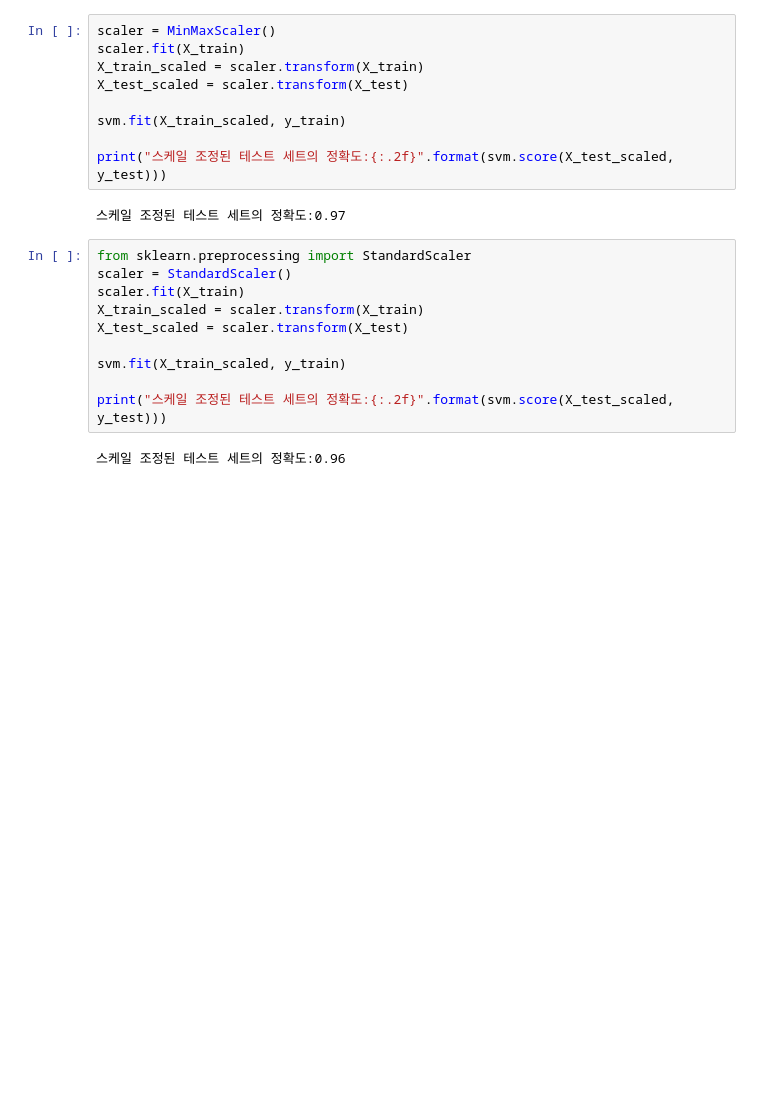
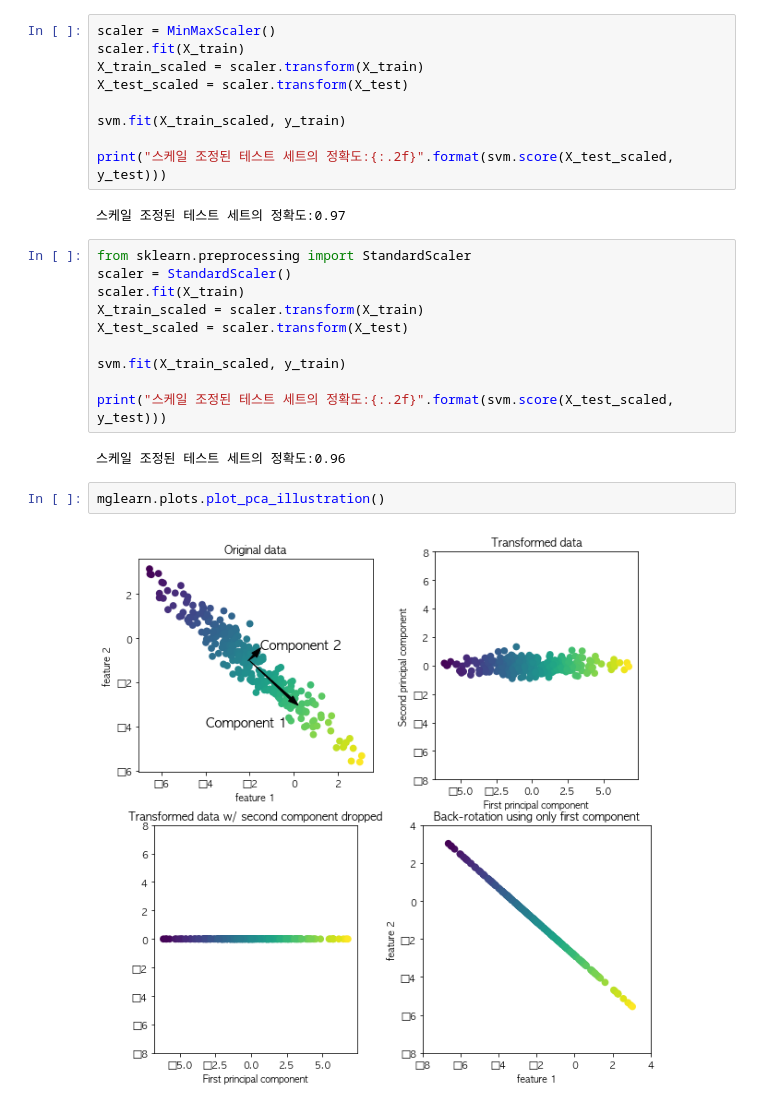
Before and after one commit to parksunwoo/ML_with_Python, a Jupyter notebook: 03_unsupervised_transformation.ipynb, the cells around one changed output. Saved outputs shown, nothing was run; the diff lists cells and outputs as text; blank space fills up the shorter version.

```diff
--- a/03_unsupervised_transformation.ipynb
+++ b/03_unsupervised_transformation.ipynb
@@ -139,3 +138,7 @@ svm.fit(X_train_scaled, y_train)
 print("스케일 조정된 테스트 세트의 정확도:{:.2f}".format(svm.score(X_test_scaled, y_test)))
 # %% [output]
 스케일 조정된 테스트 세트의 정확도:0.96
+# %%
+mglearn.plots.plot_pca_illustration()
+# %% [output]
+[figure, added]
```
Also changed, not shown: parts of 42 cells of this notebook.
